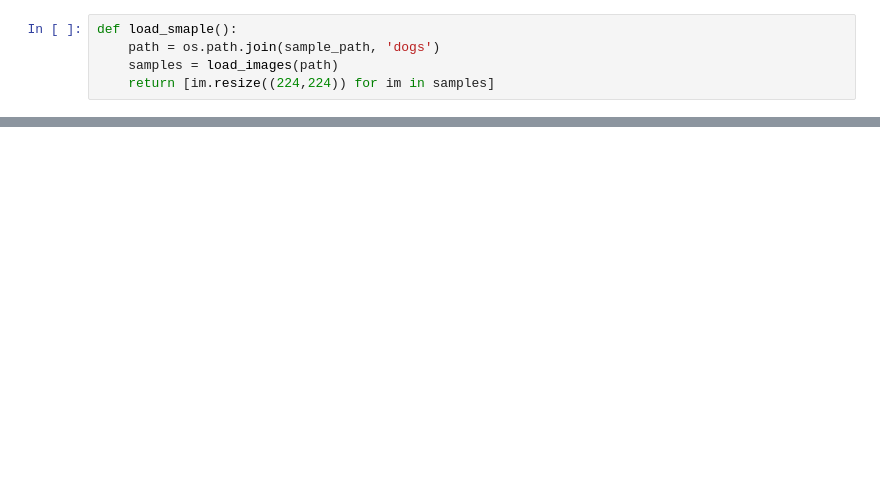
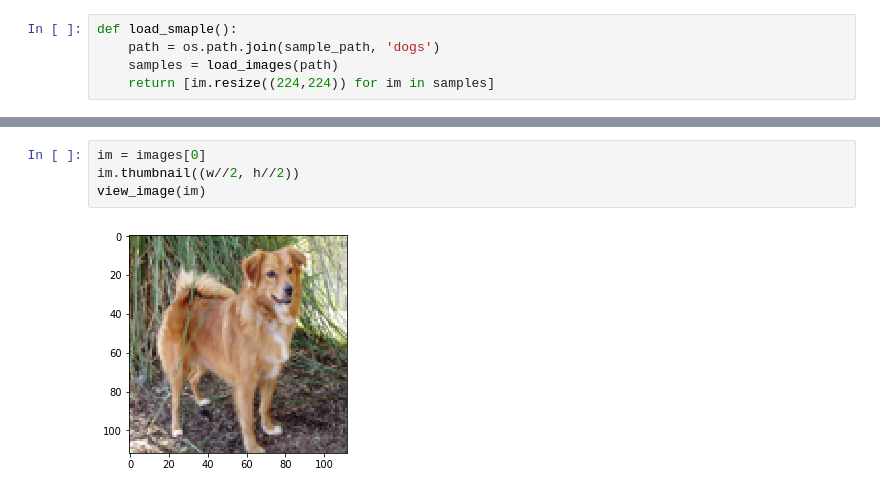
Before and after one commit to FirminSun/tf_learning, a Jupyter notebook: PIL_Learning.ipynb, the cells around one changed output, grey strips where cells are left out. Drawn from its saved outputs; the diff is of its cells as text; blank space fills up the shorter version.

```diff
--- a/PIL_Learning.ipynb
+++ b/PIL_Learning.ipynb
@@ -50,0 +78,6 @@ view_images(images)
+# %%
+im = images[0]
+im.thumbnail((w//2, h//2))
+view_image(im)
+# %% [output]
+[figure, added]
```
Also changed, not shown: parts of 10 cells of this notebook, 1 other file.
